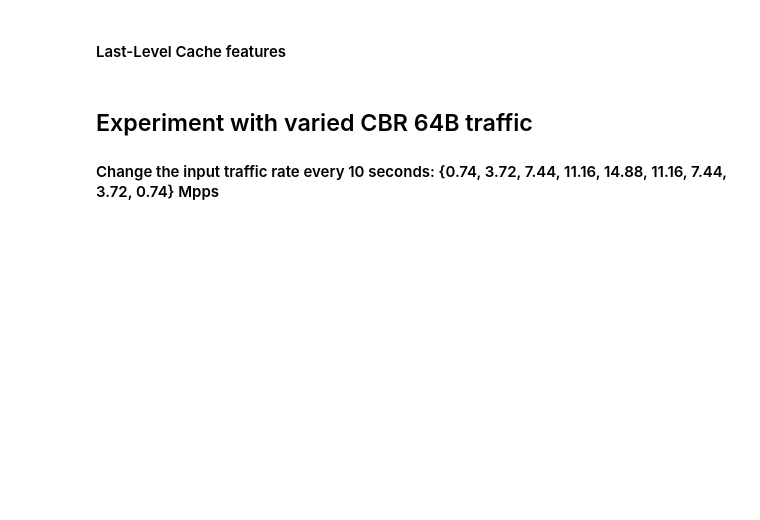
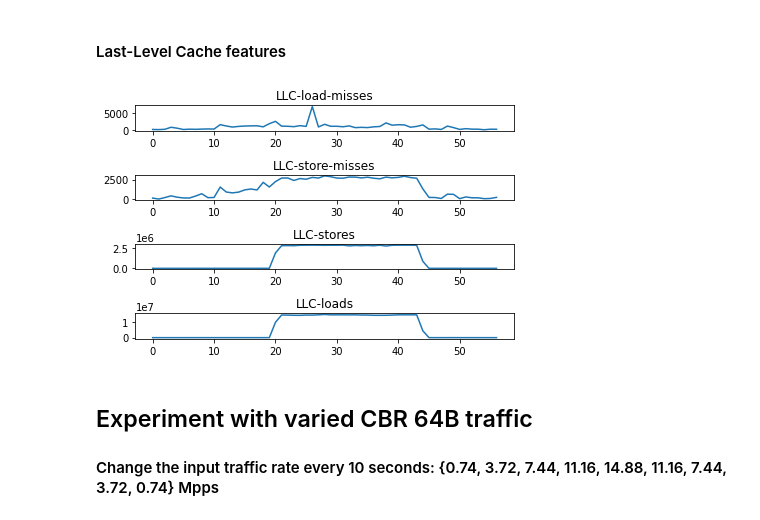
Before and after one commit to theleos88/ml-for-highspeed-networks, a Jupyter notebook: data/analysis/Data-analysis.ipynb, the cells around one changed output. Cells and saved outputs as stored; diff of their text form; code cells hidden in the pictures; blank space fills up the shorter version.

```diff
--- a/data/analysis/Data-analysis.ipynb
+++ b/data/analysis/Data-analysis.ipynb
@@ -66,7 +79,9 @@ plot_stats(["dTLB-stores", "dTLB-load-misses", "dTLB-store-misses"], "fastclick-
 # %% [markdown]
 #### Last-Level Cache features
 # %%
-plot_stats(["LLC-load-misses", "LLC-store-misses", "LLC-stores", "LLC-loads"], "fastclick-on-off.csv")
+plot_stats(["LLC-load-misses", "LLC-store-misses", "LLC-stores", "LLC-loads"], "general/fastclick-on-off.csv")
+# %% [output]
+[figure, added]
 # %% [markdown]
 ## Experiment with varied CBR 64B traffic
 #### Change the input traffic rate every 10 seconds: {0.74, 3.72, 7.44, 11.16, 14.88, 11.16, 7.44, 3.72, 0.74} Mpps
```
Also changed, not shown: parts of 17 cells of this notebook, 5 other files.
